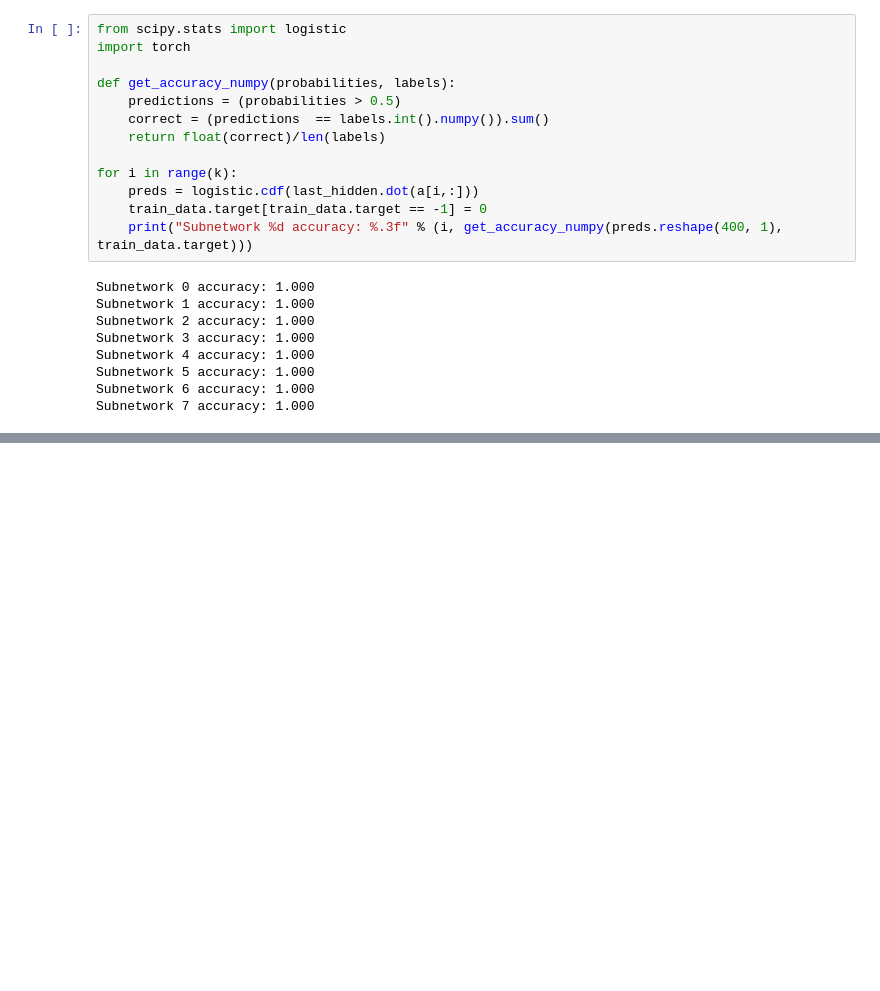
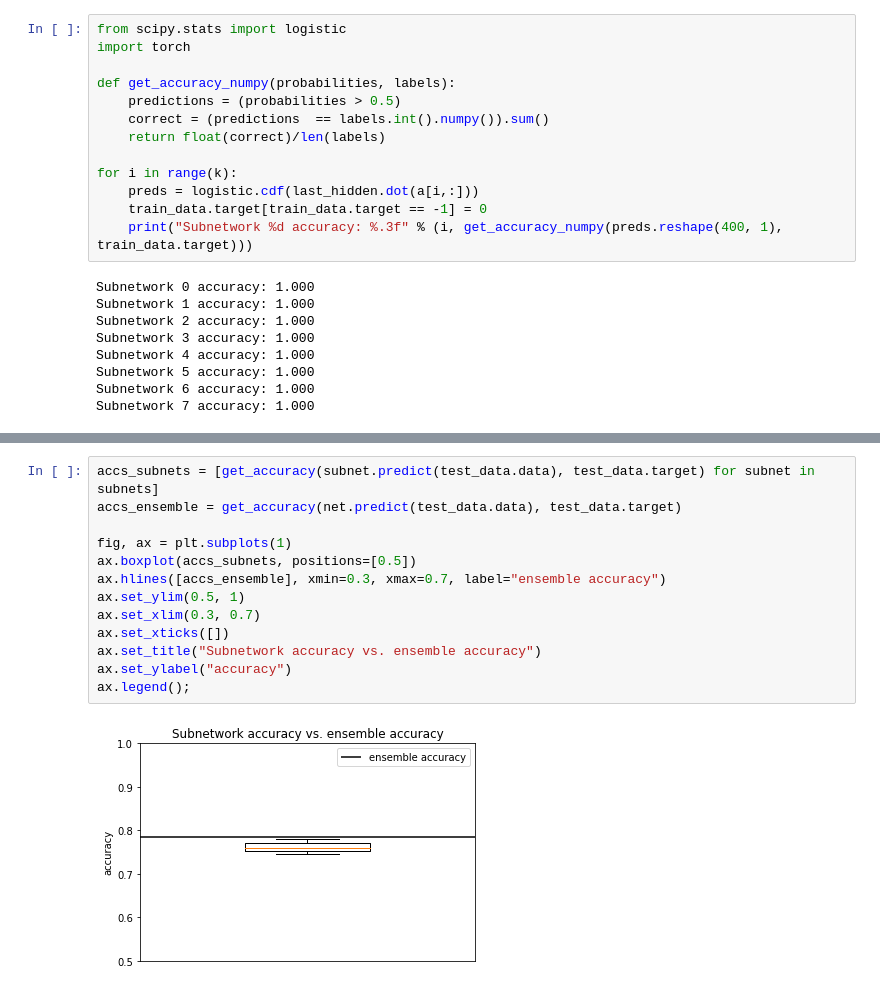
Before and after one commit to paulmayer/nn_decomposition, a Jupyter notebook: torch_network_decomposition.ipynb, the cells around one changed output, grey strips where cells are left out. Drawn from its saved outputs; the diff is of its cells as text; blank space fills up the shorter version.

```diff
--- a/torch_network_decomposition.ipynb
+++ b/torch_network_decomposition.ipynb
@@ -161,0 +214,15 @@ Subnetwork 7 accuracy: 1.000
+# %%
+accs_subnets = [get_accuracy(subnet.predict(test_data.data), test_data.target) for subnet in subnets]
+accs_ensemble = get_accuracy(net.predict(test_data.data), test_data.target)
+
+fig, ax = plt.subplots(1)
+ax.boxplot(accs_subnets, positions=[0.5])
+ax.hlines([accs_ensemble], xmin=0.3, xmax=0.7, label="ensemble accuracy")
+ax.set_ylim(0.5, 1)
+ax.set_xlim(0.3, 0.7)
+ax.set_xticks([])
+ax.set_title("Subnetwork accuracy vs. ensemble accuracy")
+ax.set_ylabel("accuracy")
+ax.legend();
+# %% [output]
+[figure, added]
```
Also changed, not shown: parts of 9 cells of this notebook, 4 other files.
